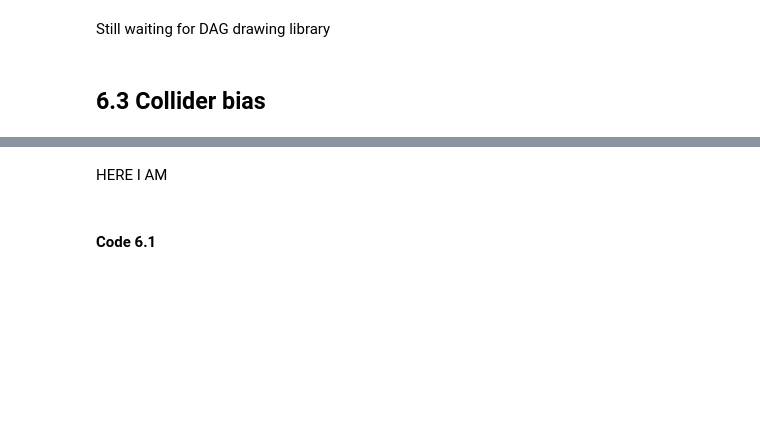
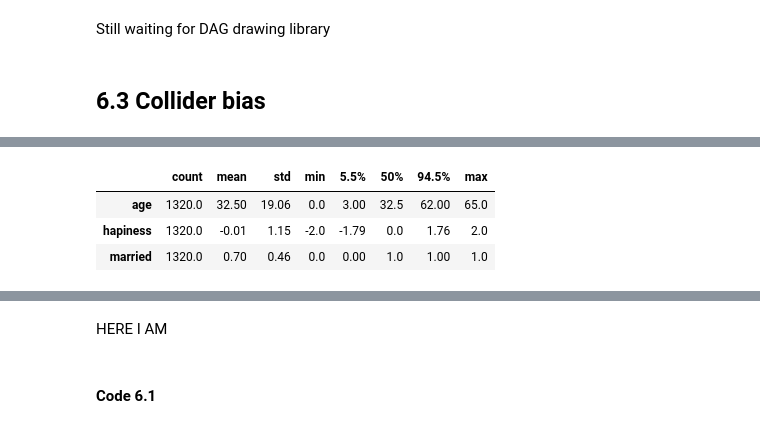
Before and after one commit to baheredia/resources, a Jupyter notebook: Rethinking/Chp_06.ipynb, the cells around one changed output, grey strips where cells are left out. Drawn from its saved outputs; the diff is of its cells as text; code cells hidden in the pictures; blank space fills up the shorter version.

```diff
--- a/Rethinking/Chp_06.ipynb
+++ b/Rethinking/Chp_06.ipynb
@@ -352,0 +363,10 @@ Still waiting for DAG drawing library
+# %%
+def getsMarried(happiness, age):
+    prob = np.minimum((happiness+3)/6, age>=18)
+    return (stats.uniform.rvs(loc=0, scale=1, size=len(happiness)) < prob) * 1
+# %%
+def updateOneYear(df, new_born=20, age_to_spain=65):
+    dataframe = df[df["age"]<age_to_spain].copy()
+    dataframe["age"] = dataframe["age"] + 1
+    dataframe["married"] = np.maximum(dataframe["married"], getsMarried(dataframe["hapiness"], dataframe["age"]))
+    return pd.concat([peopleAreBorn(new_born), dataframe])
@@ -352,0 +382,7 @@ Still waiting for DAG drawing library
+# %%
+df.describe(percentiles=[0.055, 0.945]).T.round(2)
+# %% [output]
+|  | count | mean | std | min | 5.5% | 50% | 94.5% | max |
+| age | 1320.0 | 32.50 | 19.06 | 0.0 | 3.00 | 32.5 | 62.00 | 65.0 |
+| hapiness | 1320.0 | -0.01 | 1.15 | -2.0 | -1.79 | 0.0 | 1.76 | 2.0 |
+| married | 1320.0 | 0.70 | 0.46 | 0.0 | 0.00 | 1.0 | 1.00 | 1.0 |
```
Also changed, not shown: parts of 29 cells of this notebook.
